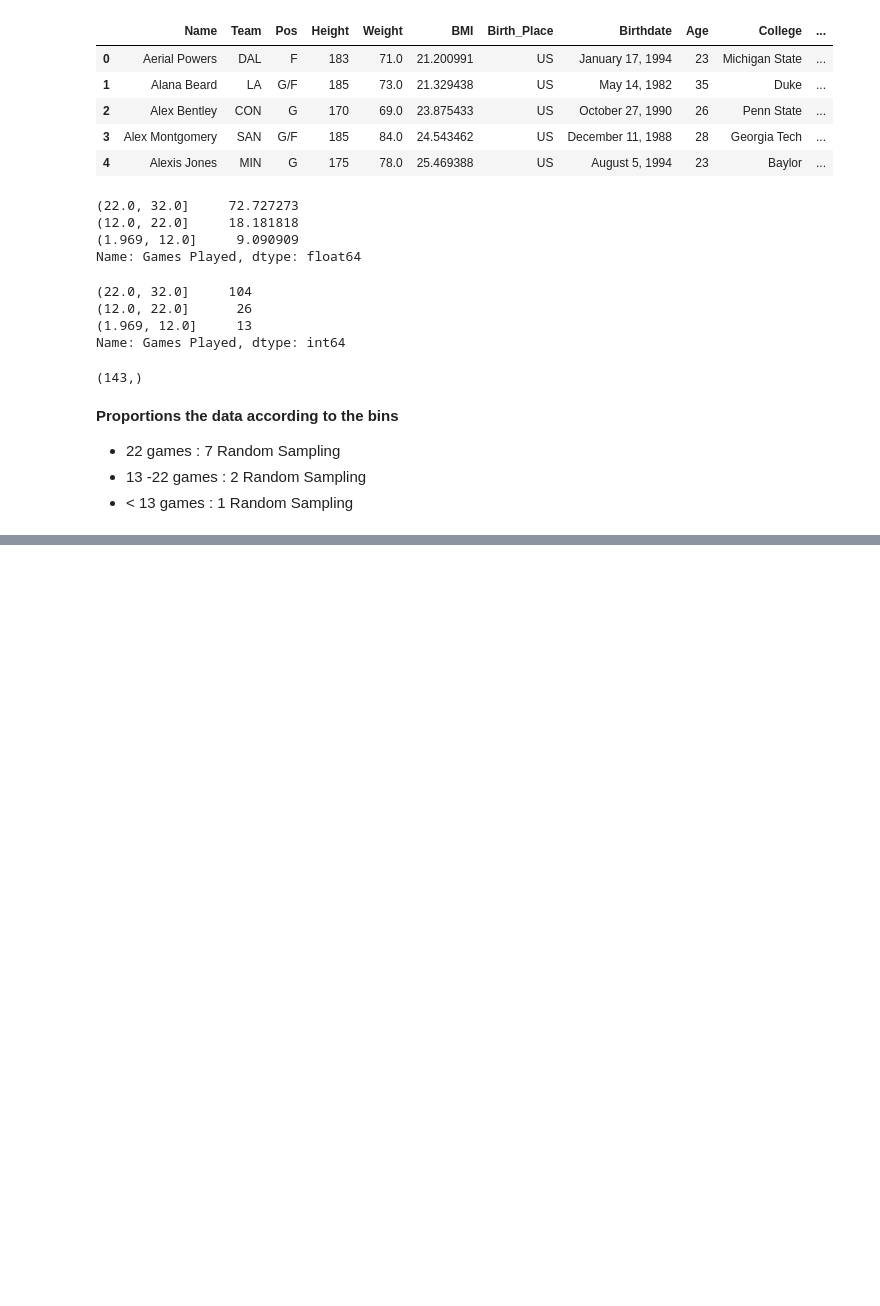
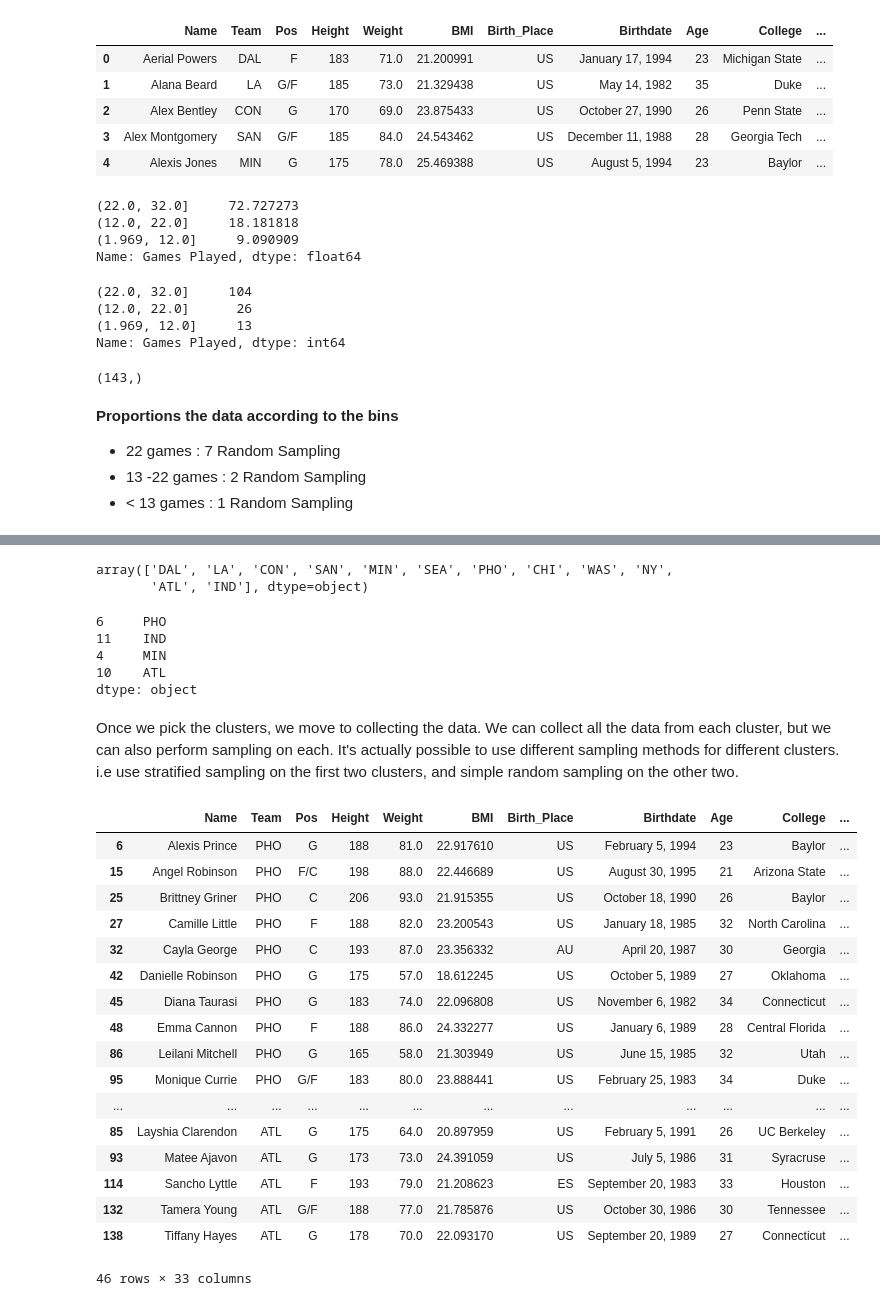
Before and after one commit to dnlsyfq/py_statistics, a Jupyter notebook: Statistics.ipynb, the cells around one changed output, grey strips where cells are left out. Cells and saved outputs as stored; diff of their text form; code cells hidden in the pictures; blank space fills up the shorter version.

```diff
--- a/Statistics.ipynb
+++ b/Statistics.ipynb
@@ -222,0 +249,48 @@ plt.axhline(df['PTS'].mean(),c='red')
+# %%
+df['Team'].unique()
+# %% [output]
+array(['DAL', 'LA', 'CON', 'SAN', 'MIN', 'SEA', 'PHO', 'CHI', 'WAS', 'NY',
+       'ATL', 'IND'], dtype=object)
+# %%
+# to pick randomly a few clusters from our listing.
+#  avoid picking a cluster twice
+pd.Series(df['Team'].unique()).sample(4,random_state=0)
+# %% [output]
+6     PHO
+11    IND
+4     MIN
+10    ATL
+dtype: object
+# %% [markdown]
+Once we pick the clusters, we move to collecting the data. We can collect all the data from each cluster, but we can also perform sampling on each. It's actually possible to use different sampling methods for different clusters.
+i.e  use stratified sampling on the first two clusters, and simple random sampling on the other two.
+# %%
+cluster_team = pd.Series(df['Team'].unique()).sample(4,random_state=0)
+# %%
+cluster_dict = {}
+for i in cluster_team:
+    team = df[df['Team']==i]
+    cluster_dict[i] = team
+# %%
+cluster_df = pd.concat([cluster_dict['PHO'],cluster_dict['IND'],cluster_dict['MIN'],cluster_dict['ATL']])
+# %%
+cluster_df
+# %% [output]
+|  | Name | Team | Pos | Height | Weight | BMI | Birth_Place | Birthdate | Age | College | ... |
+| 6 | Alexis Prince | PHO | G | 188 | 81.0 | 22.917610 | US | February 5, 1994 | 23 | Baylor | ... |
+| 15 | Angel Robinson | PHO | F/C | 198 | 88.0 | 22.446689 | US | August 30, 1995 | 21 | Arizona State | ... |
+| 25 | Brittney Griner | PHO | C | 206 | 93.0 | 21.915355 | US | October 18, 1990 | 26 | Baylor | ... |
+| 27 | Camille Little | PHO | F | 188 | 82.0 | 23.200543 | US | January 18, 1985 | 32 | North Carolina | ... |
+| 32 | Cayla George | PHO | C | 193 | 87.0 | 23.356332 | AU | April 20, 1987 | 30 | Georgia | ... |
+| 42 | Danielle Robinson | PHO | G | 175 | 57.0 | 18.612245 | US | October 5, 1989 | 27 | Oklahoma | ... |
+| 45 | Diana Taurasi | PHO | G | 183 | 74.0 | 22.096808 | US | November 6, 1982 | 34 | Connecticut | ... |
+| 48 | Emma Cannon | PHO | F | 188 | 86.0 | 24.332277 | US | January 6, 1989 | 28 | Central Florida | ... |
+| 86 | Leilani Mitchell | PHO | G | 165 | 58.0 | 21.303949 | US | June 15, 1985 | 32 | Utah | ... |
+| 95 | Monique Currie | PHO | G/F | 183 | 80.0 | 23.888441 | US | February 25, 1983 | 34 | Duke | ... |
+| ... | ... | ... | ... | ... | ... | ... | ... | ... | ... | ... | ... |
+| 85 | Layshia Clarendon | ATL | G | 175 | 64.0 | 20.897959 | US | February 5, 1991 | 26 | UC Berkeley | ... |
+| 93 | Matee Ajavon | ATL | G | 173 | 73.0 | 24.391059 | US | July 5, 1986 | 31 | Syracruse | ... |
+| 114 | Sancho Lyttle | ATL | F | 193 | 79.0 | 21.208623 | ES | September 20, 1983 | 33 | Houston | ... |
+| 132 | Tamera Young | ATL | G/F | 188 | 77.0 | 21.785876 | US | October 30, 1986 | 30 | Tennessee | ... |
+| 138 | Tiffany Hayes | ATL | G | 178 | 70.0 | 22.093170 | US | September 20, 1989 | 27 | Connecticut | ... |
+46 rows × 33 columns
```
Also changed, not shown: parts of 14 cells of this notebook.
